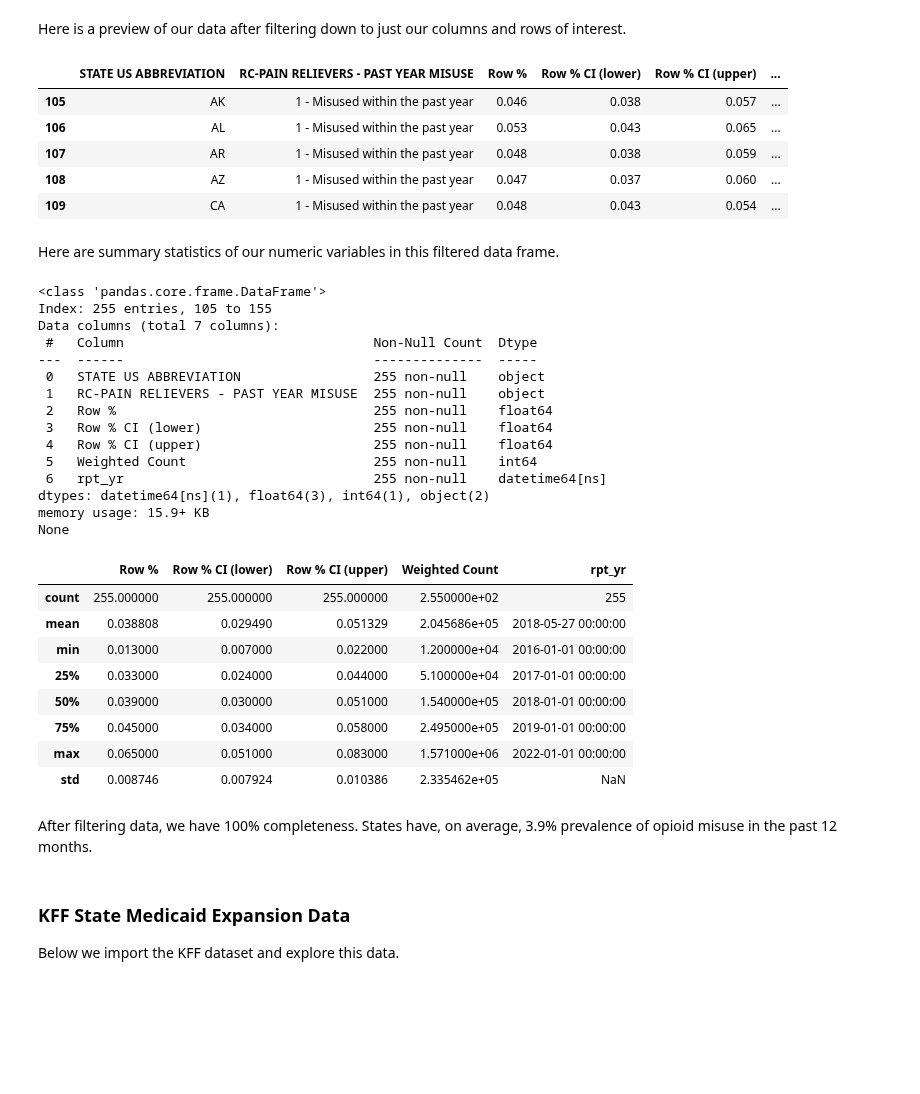
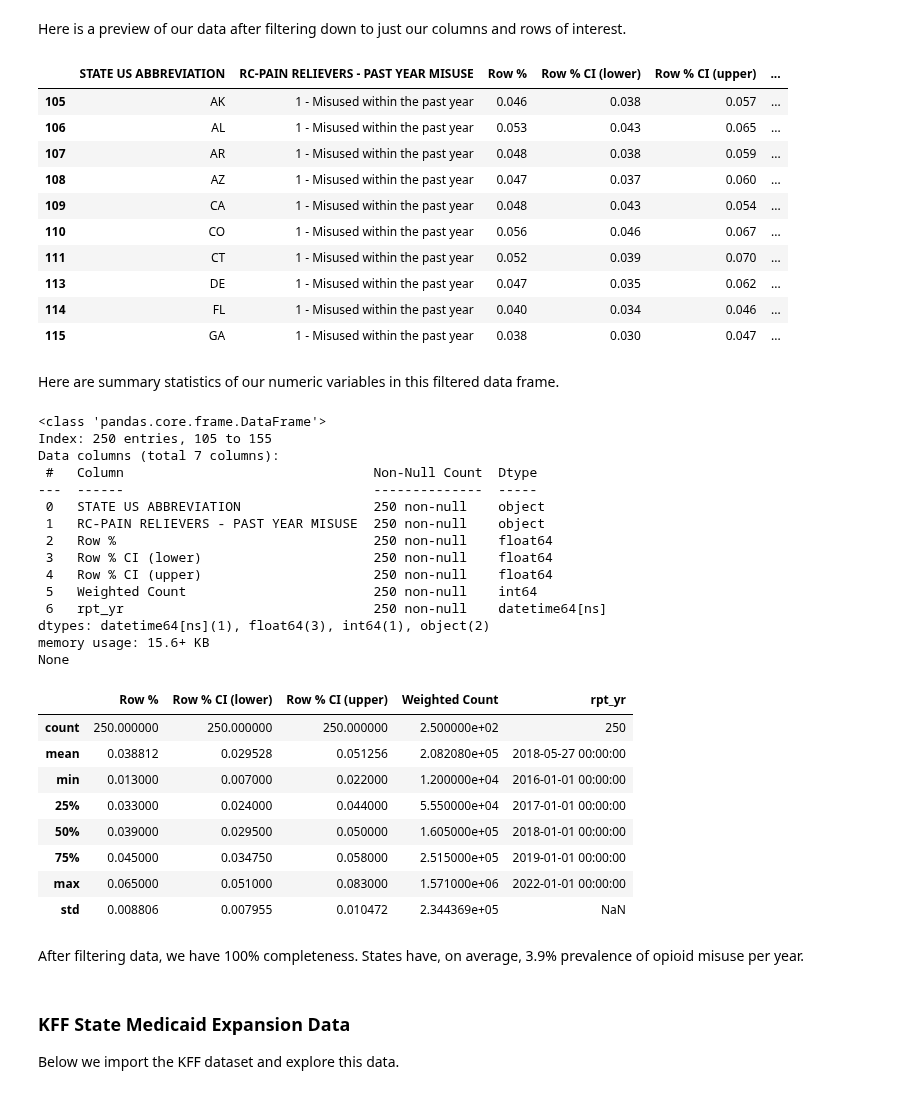
Before and after one commit to riverar9/data-602-final-project, a Jupyter notebook: Final_project_analysis.ipynb, the cells around one changed output. Cells and saved outputs as stored; diff of their text form; code cells hidden in the pictures; blank space fills up the shorter version.

Commit message:
Added heatmaps and histogram. Corrected number of states.

```diff
--- a/Final_project_analysis.ipynb
+++ b/Final_project_analysis.ipynb
@@ -38,7 +46,11 @@ Below we import the NSDUH datasets, create dataframes, and explore this data.
 # Import libraries
 import pandas as pd
 import os
+import re
 import plotly.express as px
+from matplotlib import pyplot as plt
+from scipy.stats import norm
+import numpy as np
 
 # Set up filepaths
 file_paths = [
@@ -54,9 +66,14 @@ df_collection = []
 for path in file_paths:
     print(f'Reading in "{path}"')
 
+    # Use regex to extract report year from path
+    match = re.search(r'-(\d{2})\)', path)
+    report_year = '20' + match.group(1)
+
     t_df = pd.read_csv(path)
 
-    t_df['rpt_yr'] = pd.to_datetime(f'20{path[28:30]}-01-01')
+    # t_df['rpt_yr'] = pd.to_datetime(f'20{path[28:30]}-01-01')
+    t_df['rpt_yr'] = pd.to_datetime(f'{report_year}-01-01')
 
     df_collection.append(
         t_df
@@ -131,28 +148,35 @@ Here is a preview of our data after filtering down to just our columns and rows
 # %%
 # Selecting columns of interest from data
 df_cols = df[['STATE US ABBREVIATION',
 'RC-PAIN RELIEVERS - PAST YEAR MISUSE',
 'Row %',
 'Row % CI (lower)',
 'Row % CI (upper)',
 'Weighted Count',
 'rpt_yr']]
 
 # Subset the rows with states, removing the overall US observations
-df_states = df_cols[df_cols['STATE US ABBREVIATION'] != "Overall"]
+# Also removed DC (District of Columbia) because it's not a state
+df_states = df_cols[(df_cols['STATE US ABBREVIATION'] != 'Overall') &
+                    (df_cols['STATE US ABBREVIATION'] != 'DC')]
 
 # Subset the rows where RC-PAIN RELIEVERS - PAST YEAR MISUSE = "1 - Misused within the past year" to get prevalence of opioid misuse
 df_filtered = df_states[df_states['RC-PAIN RELIEVERS - PAST YEAR MISUSE'] == "1 - Misused within the past year"]
 
 # Preview filtered data
-df_filtered.head()
+df_filtered.head(10)
 # %% [output]
 |  | STATE US ABBREVIATION | RC-PAIN RELIEVERS - PAST YEAR MISUSE | Row % | Row % CI (lower) | Row % CI (upper) | ... |
 | 105 | AK | 1 - Misused within the past year | 0.046 | 0.038 | 0.057 | ... |
 | 106 | AL | 1 - Misused within the past year | 0.053 | 0.043 | 0.065 | ... |
 | 107 | AR | 1 - Misused within the past year | 0.048 | 0.038 | 0.059 | ... |
 | 108 | AZ | 1 - Misused within the past year | 0.047 | 0.037 | 0.060 | ... |
 | 109 | CA | 1 - Misused within the past year | 0.048 | 0.043 | 0.054 | ... |
+| 110 | CO | 1 - Misused within the past year | 0.056 | 0.046 | 0.067 | ... |
+| 111 | CT | 1 - Misused within the past year | 0.052 | 0.039 | 0.070 | ... |
+| 113 | DE | 1 - Misused within the past year | 0.047 | 0.035 | 0.062 | ... |
+| 114 | FL | 1 - Misused within the past year | 0.040 | 0.034 | 0.046 | ... |
+| 115 | GA | 1 - Misused within the past year | 0.038 | 0.030 | 0.047 | ... |
 # %% [markdown]
 Here are  summary statistics of our numeric variables in this filtered data frame.
 # %%
@@ -163,31 +187,31 @@ print(df_filtered.info())
 df_filtered.describe()
 # %% [output]
 <class 'pandas.core.frame.DataFrame'>
-Index: 255 entries, 105 to 155
+Index: 250 entries, 105 to 155
 Data columns (total 7 columns):
  #   Column                                Non-Null Count  Dtype
 ---  ------                                --------------  -----
- 0   STATE US ABBREVIATION                 255 non-null    object
- 1   RC-PAIN RELIEVERS - PAST YEAR MISUSE  255 non-null    object
- 2   Row %                                 255 non-null    float64
- 3   Row % CI (lower)                      255 non-null    float64
- 4   Row % CI (upper)                      255 non-null    float64
- 5   Weighted Count                        255 non-null    int64
- 6   rpt_yr                                255 non-null    datetime64[ns]
+ 0   STATE US ABBREVIATION                 250 non-null    object
+ 1   RC-PAIN RELIEVERS - PAST YEAR MISUSE  250 non-null    object
+ 2   Row %                                 250 non-null    float64
+ 3   Row % CI (lower)                      250 non-null    float64
+ 4   Row % CI (upper)                      250 non-null    float64
+ 5   Weighted Count                        250 non-null    int64
+ 6   rpt_yr                                250 non-null    datetime64[ns]
 dtypes: datetime64[ns](1), float64(3), int64(1), object(2)
-memory usage: 15.9+ KB
+memory usage: 15.6+ KB
 None
 |  | Row % | Row % CI (lower) | Row % CI (upper) | Weighted Count | rpt_yr |
-| count | 255.000000 | 255.000000 | 255.000000 | 2.550000e+02 | 255 |
-| mean | 0.038808 | 0.029490 | 0.051329 | 2.045686e+05 | 2018-05-27 00:00:00 |
+| count | 250.000000 | 250.000000 | 250.000000 | 2.500000e+02 | 250 |
+| mean | 0.038812 | 0.029528 | 0.051256 | 2.082080e+05 | 2018-05-27 00:00:00 |
 | min | 0.013000 | 0.007000 | 0.022000 | 1.200000e+04 | 2016-01-01 00:00:00 |
-| 25% | 0.033000 | 0.024000 | 0.044000 | 5.100000e+04 | 2017-01-01 00:00:00 |
-| 50% | 0.039000 | 0.030000 | 0.051000 | 1.540000e+05 | 2018-01-01 00:00:00 |
-| 75% | 0.045000 | 0.034000 | 0.058000 | 2.495000e+05 | 2019-01-01 00:00:00 |
+| 25% | 0.033000 | 0.024000 | 0.044000 | 5.550000e+04 | 2017-01-01 00:00:00 |
+| 50% | 0.039000 | 0.029500 | 0.050000 | 1.605000e+05 | 2018-01-01 00:00:00 |
+| 75% | 0.045000 | 0.034750 | 0.058000 | 2.515000e+05 | 2019-01-01 00:00:00 |
 | max | 0.065000 | 0.051000 | 0.083000 | 1.571000e+06 | 2022-01-01 00:00:00 |
-| std | 0.008746 | 0.007924 | 0.010386 | 2.335462e+05 | NaN |
+| std | 0.008806 | 0.007955 | 0.010472 | 2.344369e+05 | NaN |
 # %% [markdown]
-After filtering data, we have 100% completeness. States have, on average, 3.9% prevalence of opioid misuse in the past 12 months.
+After filtering data, we have 100% completeness. States have, on average, 3.9% prevalence of opioid misuse per year.
 # %% [markdown]
 ### KFF State Medicaid Expansion Data
 
```
Also changed, not shown: parts of 29 cells of this notebook.
